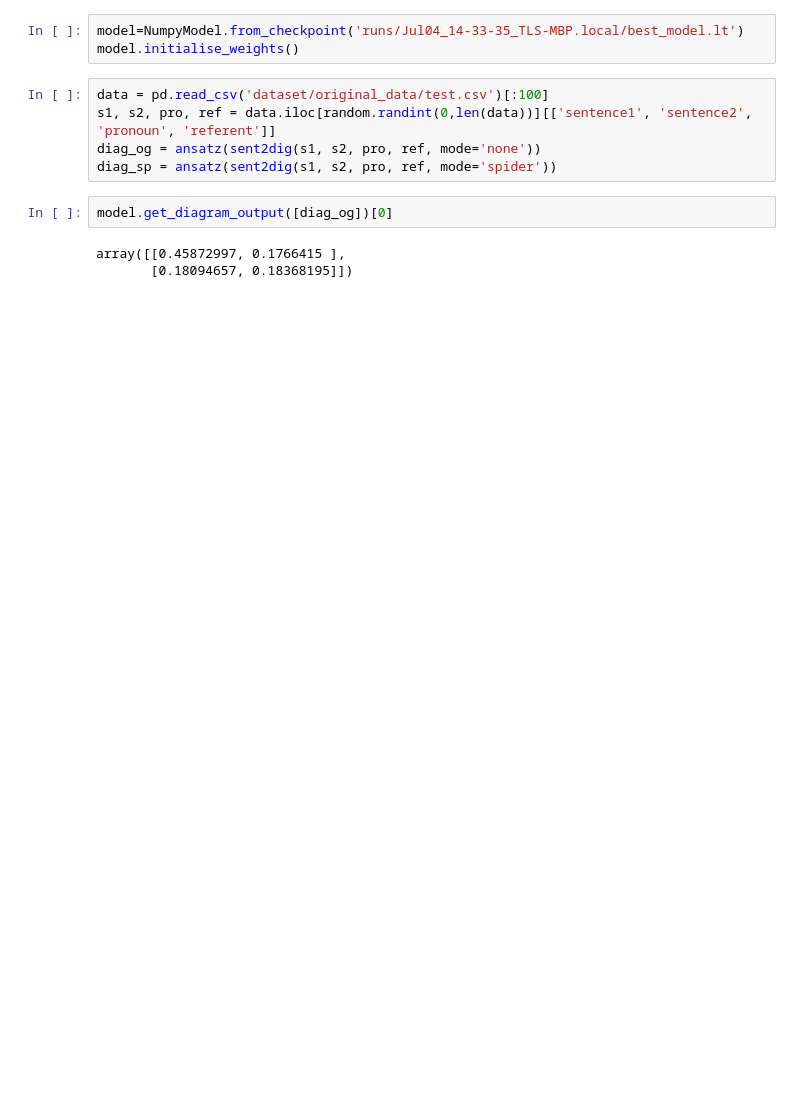
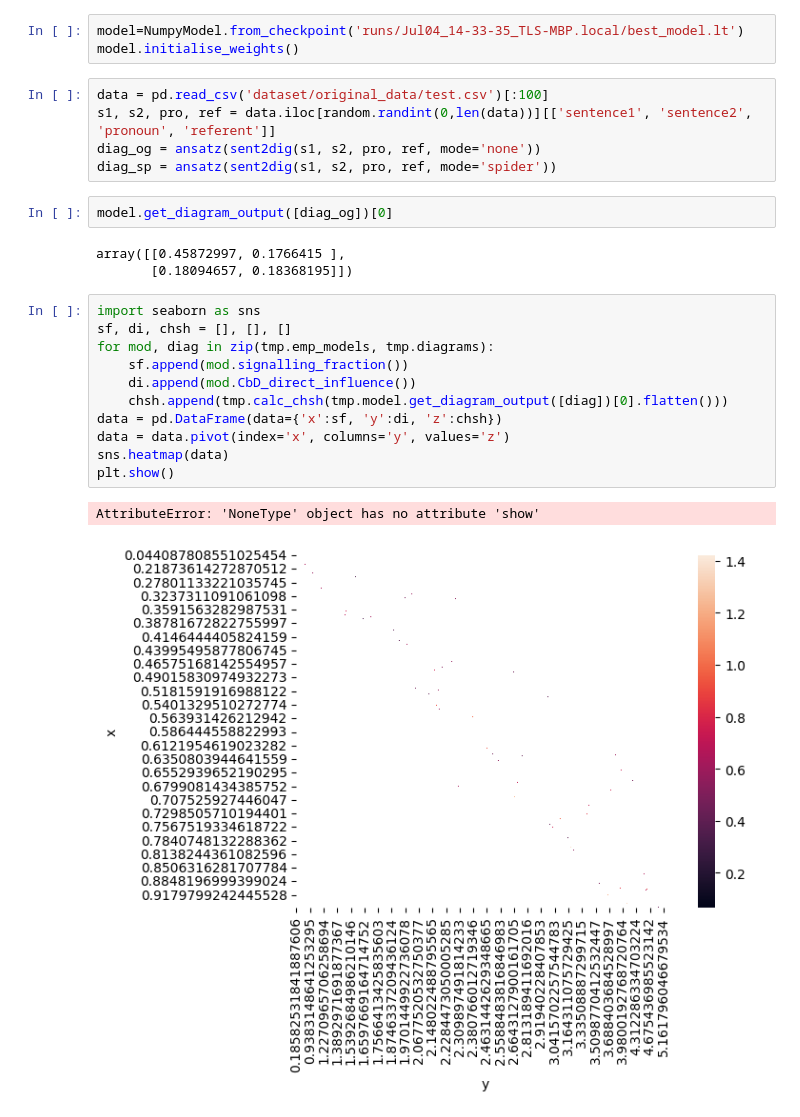
Before and after one commit to TilenLS/qnlp, a Jupyter notebook: main.ipynb, the cells around one changed output. Drawn from its saved outputs; the diff is of its cells as text; blank space fills up the shorter version.

```diff
--- a/main.ipynb
+++ b/main.ipynb
@@ -257,3 +312,17 @@ model.get_diagram_output([diag_og])[0]
 # %% [output]
 array([[0.45872997, 0.1766415 ],
        [0.18094657, 0.18368195]])
+# %%
+import seaborn as sns
+sf, di, chsh = [], [], []
+for mod, diag in zip(tmp.emp_models, tmp.diagrams):
+    sf.append(mod.signalling_fraction())
+    di.append(mod.CbD_direct_influence())
+    chsh.append(tmp.calc_chsh(tmp.model.get_diagram_output([diag])[0].flatten()))
+data = pd.DataFrame(data={'x':sf, 'y':di, 'z':chsh})
+data = data.pivot(index='x', columns='y', values='z')
+sns.heatmap(data)
+plt.show()
+# %% [output]
+AttributeError: 'NoneType' object has no attribute 'show'
+[figure, added]
```
Also changed, not shown: parts of 9 cells of this notebook, 24 other files.
